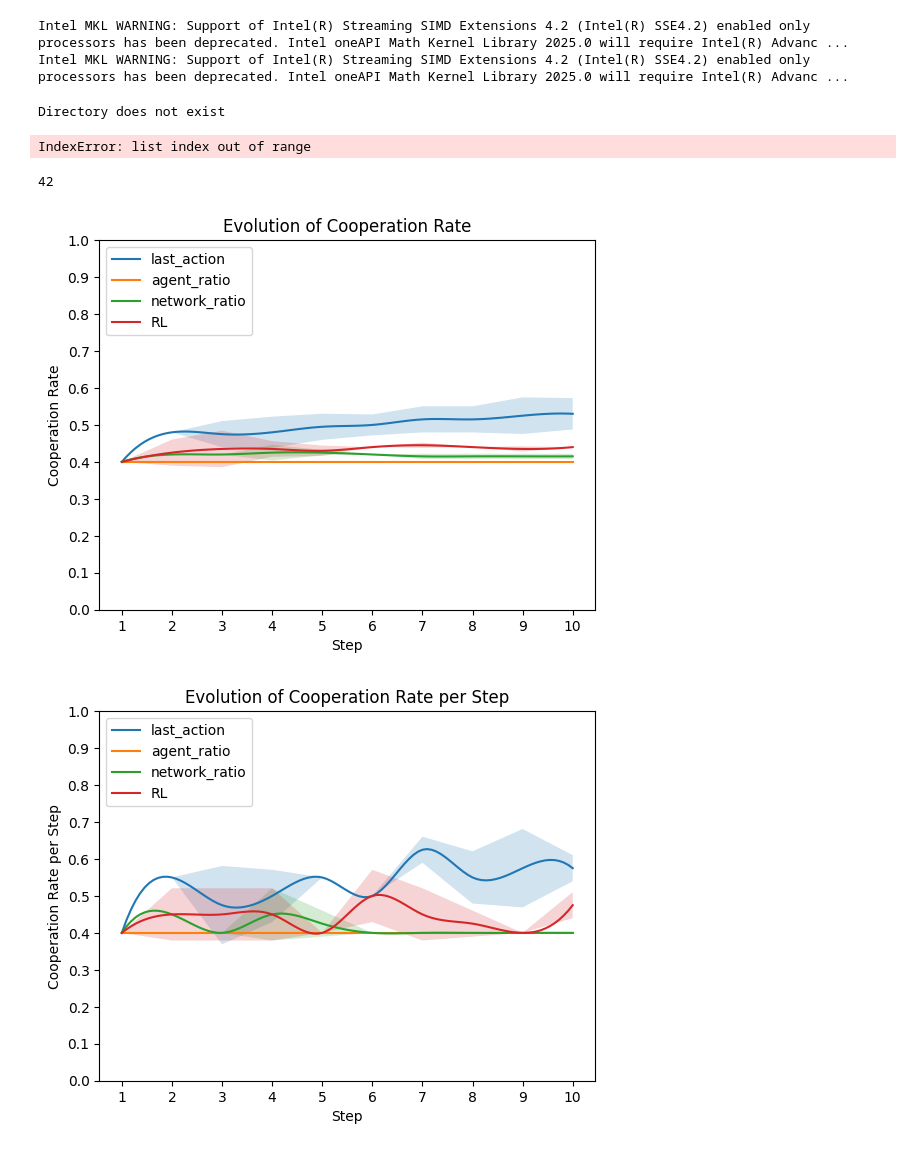
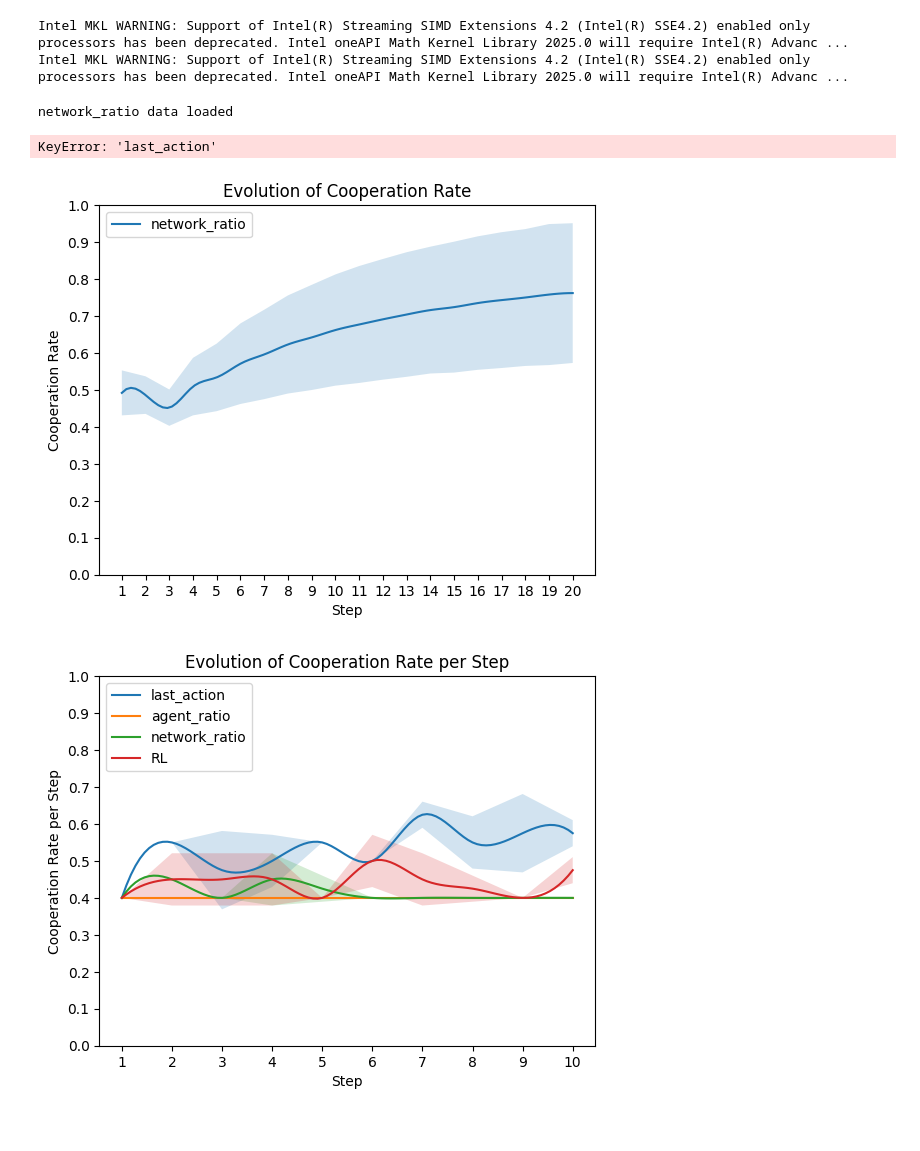
Before and after one commit to sepehrilami/LLM-RL, a Jupyter notebook: create_figures/visualizer_2025.ipynb, the cells around one changed output. Saved outputs shown, nothing was run; the diff lists cells and outputs as text; code cells hidden in the pictures.

```diff
--- a/create_figures/visualizer_2025.ipynb
+++ b/create_figures/visualizer_2025.ipynb
@@ -37,7 +37,7 @@ def sum_dicts(df):
     return result
 # %%
 # create a dictionary to store the data, with each game_type as a key and a list of the 4 arrays as values
-game_types = ['last_action', 'agent_ratio', 'network_ratio', 'RL']
+game_types = ['network_ratio']
 
 all_data = {}
 for game_type in game_types:
@@ -50,12 +50,11 @@ for game_type in game_types:
     all_data[game_type].append(round(all_data[game_type][3].div(all_data[game_type][4], axis=0), 2))
     print(f'{game_type} data loaded')
 # %% [output]
-Directory does not exist
+network_ratio data loaded
-IndexError: list index out of range
 # %%
 all_data['last_action'][3][0][0]
 # %% [output]
-42
+KeyError: 'last_action'
 # %%
 # plot all data values [0] in the same plot
 def plot_all_data(all_data, array_index, name, time_step=20, path_to_save=None, custom_y_range=False):
@@ -72,6 +71,7 @@ def plot_all_data(all_data, array_index, name, time_step=20, path_to_save=None,
     # change the order of plots in the legend
     handles, labels = plt.gca().get_legend_handles_labels()
     order = [0, 1, 2, 3]
+    order = [0]
     plt.legend([handles[idx] for idx in order],[labels[idx] for idx in order], loc='upper left')
     plt.xlabel('Step')
     plt.ylabel(f'{name}')
@@ -82,9 +82,9 @@ def plot_all_data(all_data, array_index, name, time_step=20, path_to_save=None,
     # plt.savefig(os.path.join('figs/2025/', f'{name}.png'), dpi=500)
     plt.show()
 # %%
-plot_all_data(all_data, array_index=0, name='Cooperation Rate', time_step=10, custom_y_range=True)
+plot_all_data(all_data, array_index=0, name='Cooperation Rate', time_step=20, custom_y_range=True)
 # %% [output]
-[figure, old version]
+[figure, new version]
 # %%
 # do the same for all data values [1] and call it Evolution of Cooperation Rate per Step
 plot_all_data(all_data, array_index=1, name='Cooperation Rate per Step', time_step=10, custom_y_range=True)
```
Also changed, not shown: parts of 2 cells of this notebook, 2 other files.
